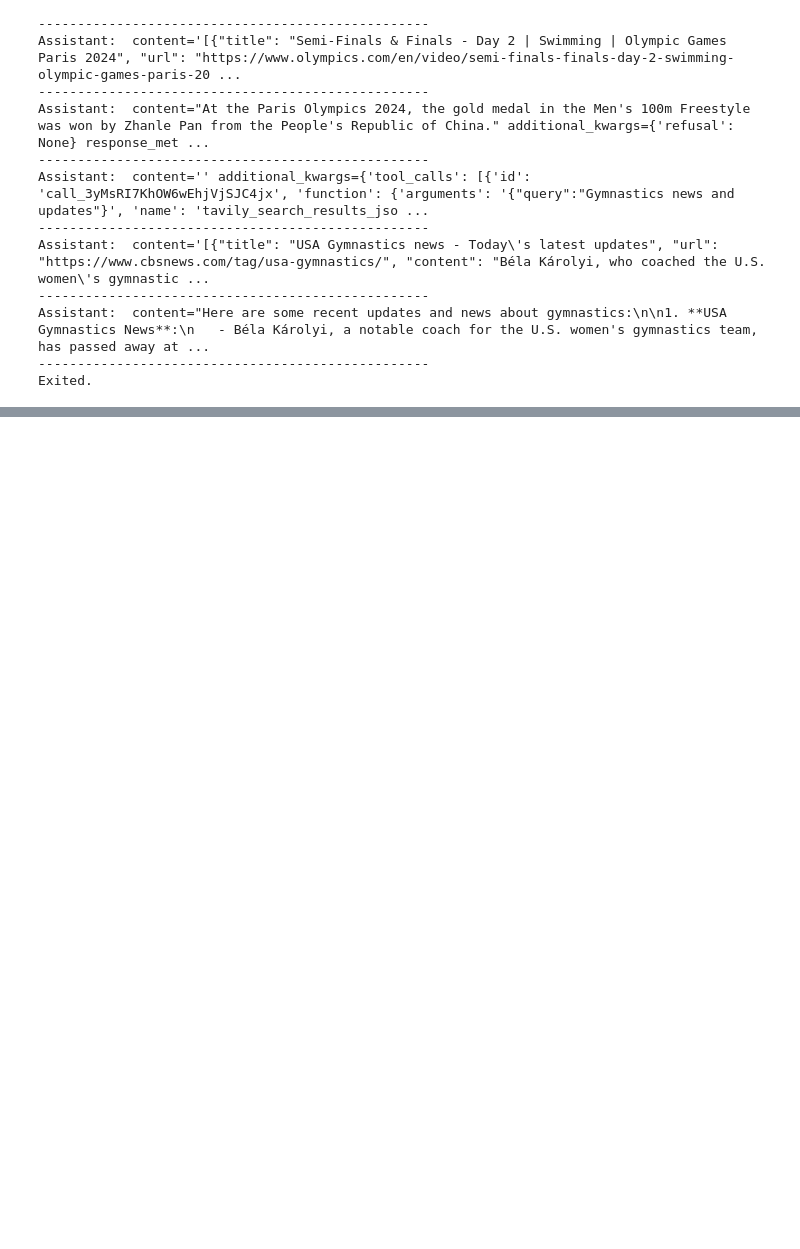
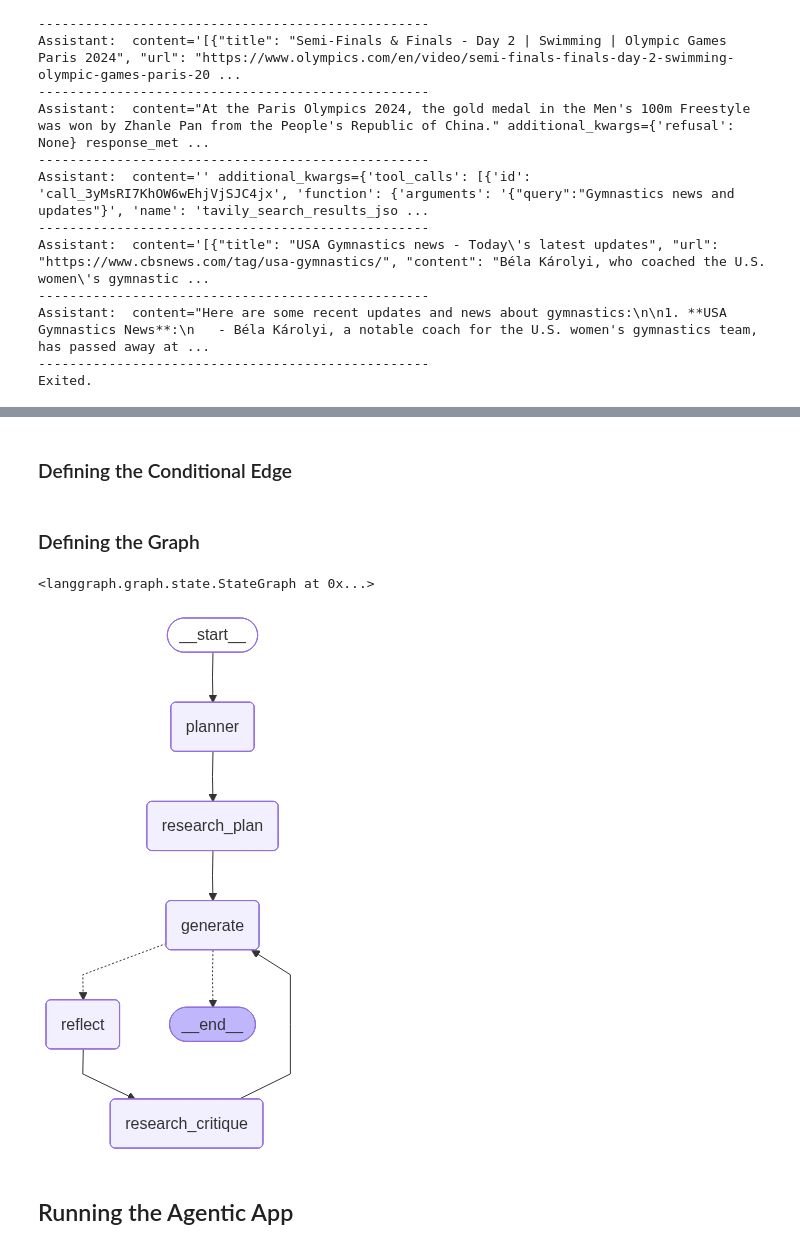
Before and after one commit to aioverloadedVIV/LangGraph, a Jupyter notebook: notebooks/chatbot_langgraph.ipynb, the cells around one changed output, grey strips where cells are left out. Drawn from its saved outputs; the diff is of its cells as text; code cells hidden in the pictures; blank space fills up the shorter version.

```diff
--- a/notebooks/chatbot_langgraph.ipynb
+++ b/notebooks/chatbot_langgraph.ipynb
@@ -481,0 +850,2 @@ Exited.
+# %% [markdown]
+### Defining the Conditional Edge
@@ -481,0 +859,48 @@ Exited.
+# %% [markdown]
+### Defining the Graph
+# %%
+builder = StateGraph(AgentState)
+
+# Adding the nodes to the graph
+builder.add_node("planner", plan_node)
+builder.add_node("generate", generation_node)
+builder.add_node("reflect", reflection_node)
+builder.add_node("research_plan", research_plan_node)
+builder.add_node("research_critique", research_critique_node)
+
+# Setting the entry point of the state graph
+builder.set_entry_point("planner")
+
+# Conditional edge
+builder.add_conditional_edges(
+    "generate",
+    should_continue,
+    {END: END, "reflect": 'reflect'}
+)
+
+# Adding regular edges
+builder.add_edge("planner", "research_plan")
+builder.add_edge("research_plan", "generate")
+
+builder.add_edge("reflect", "research_critique")
+builder.add_edge("research_critique", "generate")
+# %% [output]
+<langgraph.graph.state.StateGraph at 0x...>
+# %%
+# Create a checkpoint
+
+from langgraph.checkpoint.sqlite import SqliteSaver
+from langgraph.checkpoint.memory import MemorySaver
+
+memory = SqliteSaver.from_conn_string(":memory:")
+
+# graph builder
+graph = builder.compile(checkpointer=MemorySaver())
+# %%
+# Visualize the graph
+from IPython.display import display, Image
+display(Image(graph.get_graph().draw_mermaid_png()))
+# %% [output]
+[figure, added]
+# %% [markdown]
+## Running the Agentic App
```
Also changed, not shown: parts of 25 cells of this notebook, 26 other files.
